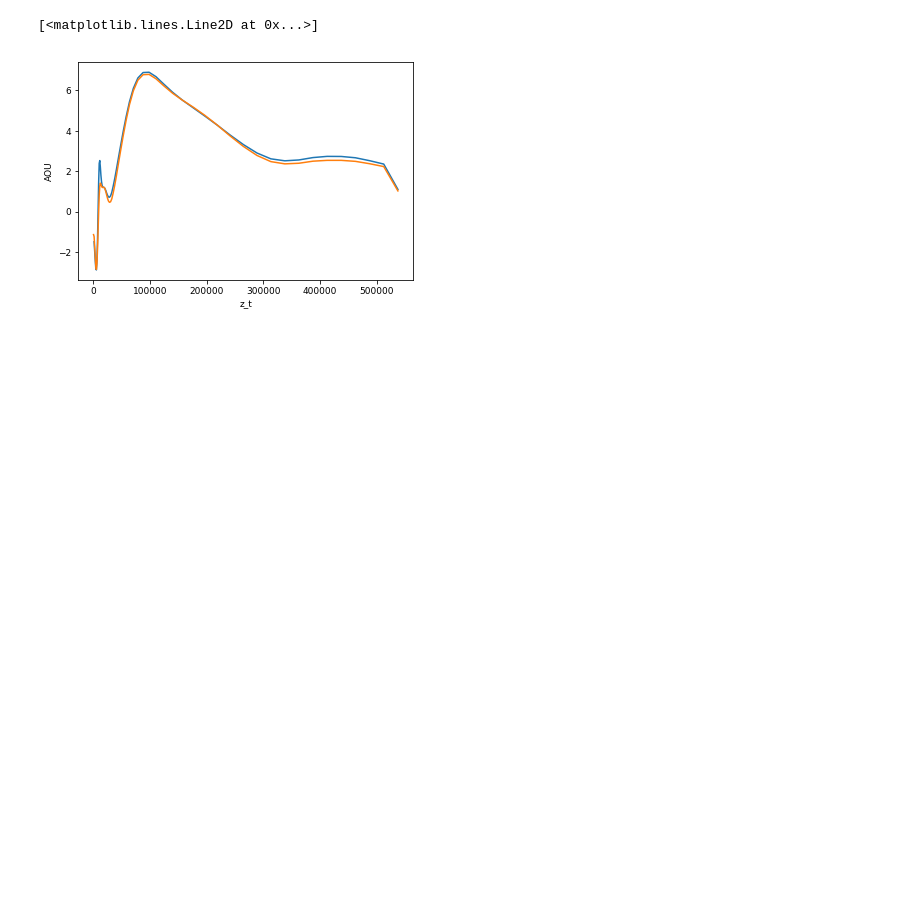
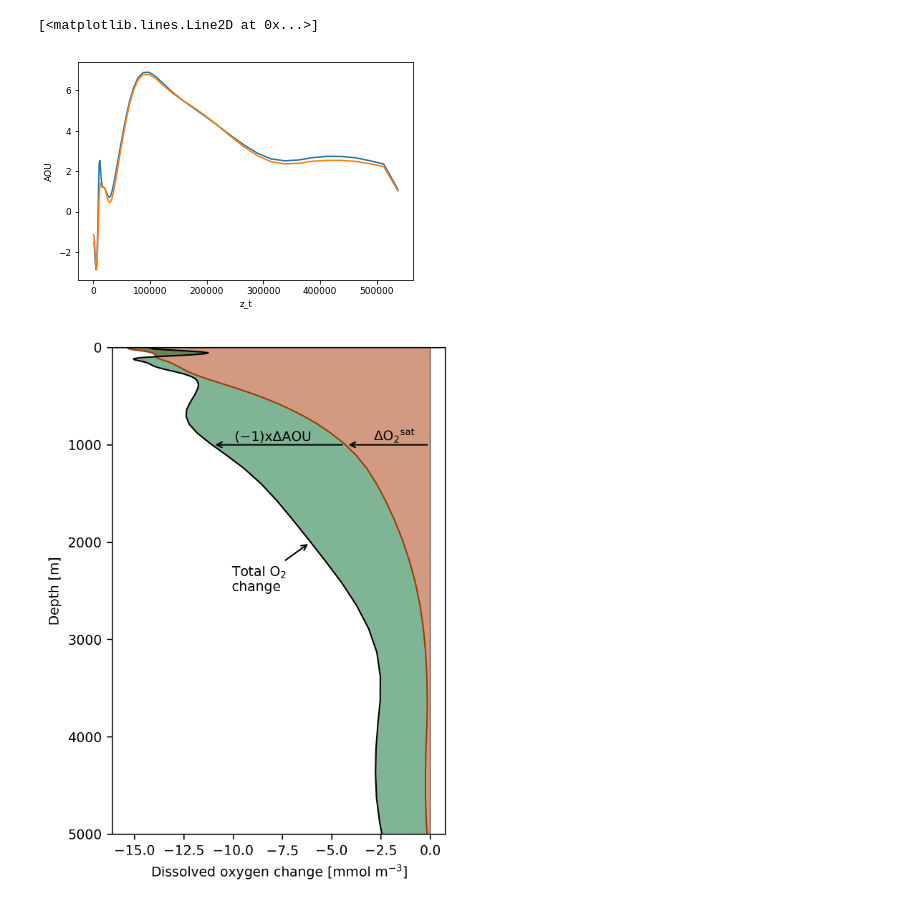
Before and after one commit to matt-long/iucn-deoxygenation-report, a Jupyter notebook: plot_cesm_global_profile.ipynb, the cells around one changed output. Cells and saved outputs as stored; diff of their text form; code cells hidden in the pictures; blank space fills up the shorter version.

```diff
--- a/plot_cesm_global_profile.ipynb
+++ b/plot_cesm_global_profile.ipynb
@@ -177,4 +177,62 @@ delta.AOU_est[-1,:].plot(); delta.AOU[-1,:].plot()
 # %% [output]
 [<matplotlib.lines.Line2D at 0x...>]
 [figure]
+# %%
+plot_name = os.path.join(diro['fig'],'cesm-o2-change-profile.pdf')
+
+fig = plt.figure(dpi=300,figsize=(4,6),facecolor='w')
+gs = gridspec.GridSpec(1,1)
+
+
+clr_sat = colorbrewer.singlehue('orange')[1]
+clr_aou = colorbrewer.singlehue('green')[1]
+
+ax = fig.add_subplot(gs[0,0])
+#p = ax.plot(-delta.AOU[-1,:],delta.z_t*1e-2,label='Respiration-driven')
+x2 = delta.O2[-1,:]
+x1 = delta.O2sat[-1,:] #
+y = delta.z_t*1e-2 #delta.O2[-1,:]
+
+ax.plot(x1,y,color=clr_sat,label='Solubility-driven',linewidth=1.)
+ax.plot(x2,y,color='black',label='Total O$_2$ change',linewidth=1.)
+ax.fill_betweenx(y,x1,0., facecolor=clr_sat, alpha=0.5)
+ax.fill_betweenx(y,x1,x2,facecolor=clr_aou, alpha=0.5)
+
+
+yl = 1000
+xl1 = np.interp(yl,y,x1)
+xlm = xl1/2.+xl1/6.
+ax.annotate('',
+            xy=(xl1,yl),
+            xytext=(0,yl),
+            arrowprops=dict(facecolor=clr_sat,arrowstyle='->'))
+ax.annotate('$\Delta$O${_{2}}^{sat}$', xy=(xlm,yl), xytext=(xlm,yl-45.))
+
+xl2 = np.interp(yl,y,x2)
+xlm = (xl2-xl1)/2. + xl1 + (xl2-xl1)/3.
+
+ax.annotate('',
+            xy=(xl2,yl),
+            xytext=(xl1,yl),
+            arrowprops=dict(facecolor=clr_sat,arrowstyle='->'))
+ax.annotate('$(-1)x\Delta$AOU', xy=(xlm,yl), xytext=(xlm,yl-45.))
+
+yl = 2000
+xl3 = np.interp(yl,y,x2)
+xlm = (xl2-xl1)/2. + xl1 - (xl2-xl1)
+
+ax.annotate('Total O$_2$\nchange',
+            xy=(xl3,yl),
+            xytext=(xl3-4,yl+500),
+            arrowprops=dict(facecolor=clr_sat,arrowstyle='->'))
+
+ax.axvline(x=0,linewidth=0.5,color='k',zorder=-10)
+
+ax.set_ylim((5000,0))
+
+ax.set_ylabel('Depth [m]')
+ax.set_xlabel('Dissolved oxygen change [mmol m$^{-3}$]')
+plt.savefig(plot_name,bbox_inches='tight')
+# %% [output]
+[figure, added]
 # %%
```
Also changed, not shown: parts of 4 cells of this notebook, 8 other files.
